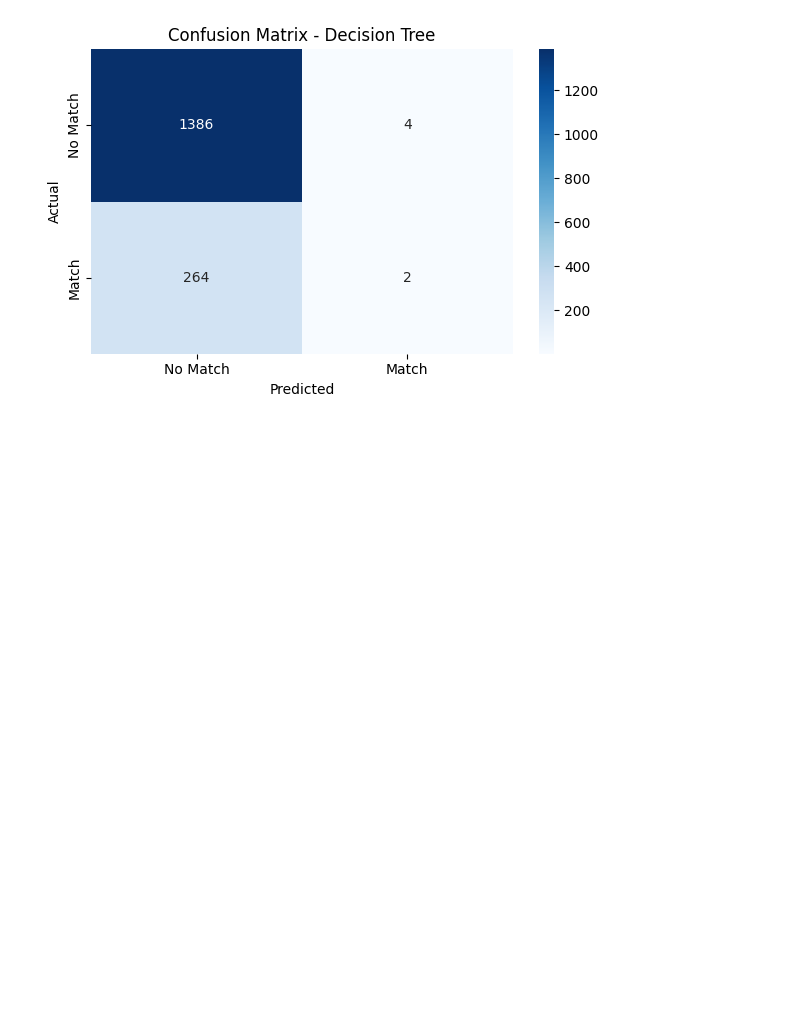
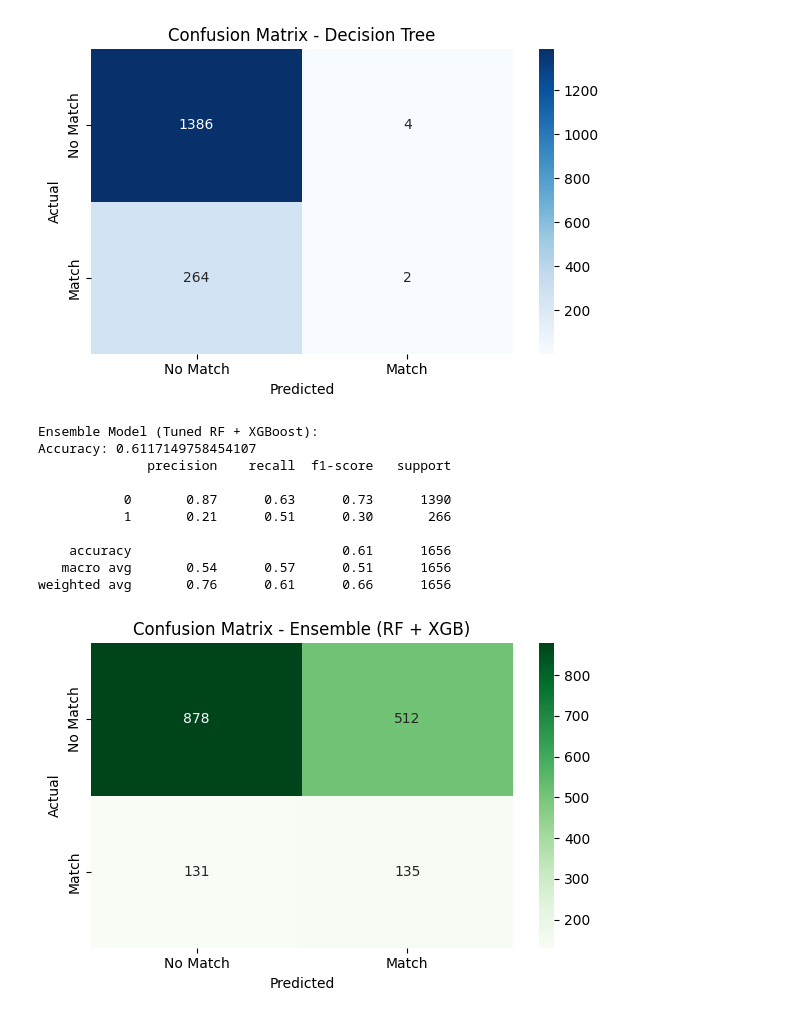
Before and after one commit to preawp/psych-of-selection, a Jupyter notebook: notebooks/modeling.ipynb, the cells around one changed output. Drawn from its saved outputs; the diff is of its cells as text; code cells hidden in the pictures; blank space fills up the shorter version.

Commit message:
update findings and ensemble model

```diff
--- a/notebooks/modeling.ipynb
+++ b/notebooks/modeling.ipynb
@@ -272,3 +272,54 @@ Accuracy: 0.8381642512077294
    macro avg       0.59      0.50      0.46      1656
 weighted avg       0.76      0.84      0.77      1656
 [figure]
+# %%
+
+# Ensemble Model (Tuned RF + XGBoost):
+# Combines the strengths of two top models using soft voting (average predicted probabilities).
+# Achieved 61% accuracy and 51% recall for actual matches — a strong improvement over baseline.
+# While this increased false positives (predicting matches that didn’t happen),
+# it better aligns with our project goal: identifying behavioral patterns behind match decisions.
+
+
+# Ensemble Model: Average probabilities from Tuned RF + Tuned XGBoost
+from sklearn.metrics import classification_report, accuracy_score, confusion_matrix
+import numpy as np
+import matplotlib.pyplot as plt
+import seaborn as sns
+
+# Get predicted probabilities for class 1 (match)
+rf_probs = tuned_rf.predict_proba(X_test)[:, 1]
+xgb_probs = xgb.predict_proba(X_test)[:, 1]
+
+# Average them
+avg_probs = (rf_probs + xgb_probs) / 2
+
+# Convert to binary predictions using 0.5 threshold
+y_pred_ensemble = (avg_probs >= 0.5).astype(int)
+
+# Evaluate
+print("Ensemble Model (Tuned RF + XGBoost):")
+print("Accuracy:", accuracy_score(y_test, y_pred_ensemble))
+print(classification_report(y_test, y_pred_ensemble))
+
+# Confusion Matrix
+cm = confusion_matrix(y_test, y_pred_ensemble)
+plt.figure(figsize=(6,4))
+sns.heatmap(cm, annot=True, fmt='d', cmap='Greens', xticklabels=['No Match', 'Match'], yticklabels=['No Match', 'Match'])
+plt.title("Confusion Matrix - Ensemble (RF + XGB)")
+plt.xlabel("Predicted")
+plt.ylabel("Actual")
+plt.tight_layout()
+plt.show()
+# %% [output]
+Ensemble Model (Tuned RF + XGBoost):
+Accuracy: 0.6117149758454107
+              precision    recall  f1-score   support
+
+           0       0.87      0.63      0.73      1390
+           1       0.21      0.51      0.30       266
+
+    accuracy                           0.61      1656
+   macro avg       0.54      0.57      0.51      1656
+weighted avg       0.76      0.61      0.66      1656
+[figure, added]
```
Also changed, not shown: parts of 2 cells of this notebook, 1 other file.
